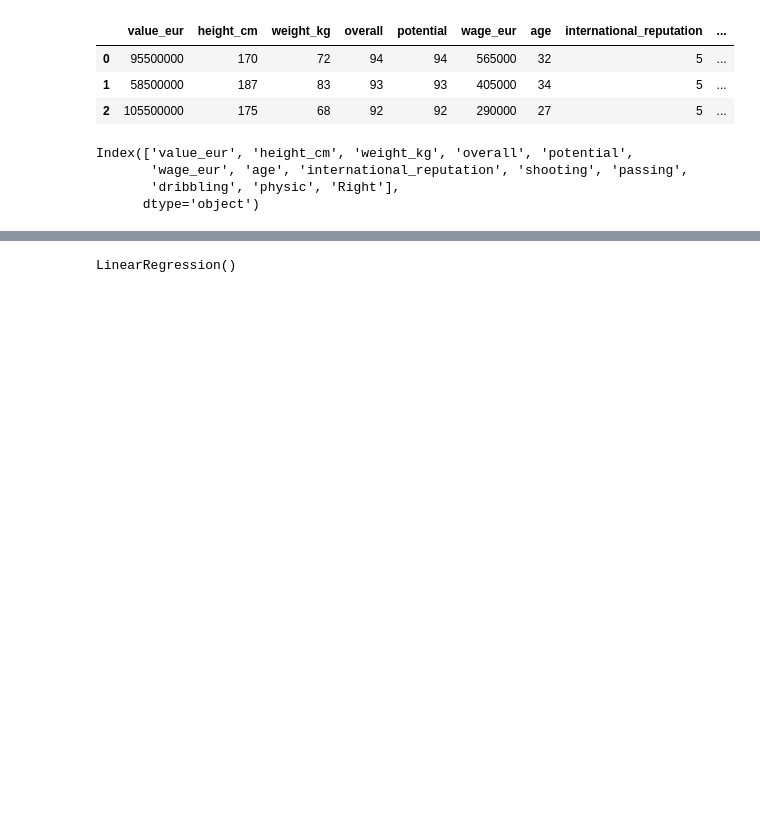
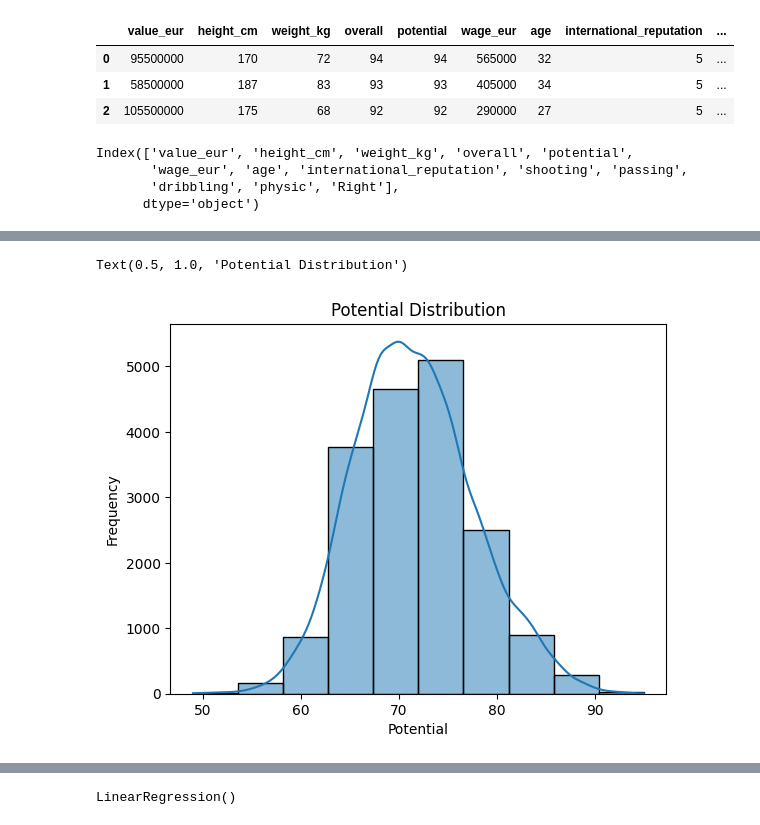
Before and after one commit to LuisBDev/FIFA-22-Player-Price-Prediction, a Jupyter notebook: Challenge1BalarezoLuis.ipynb, the cells around one changed output, grey strips where cells are left out. Drawn from its saved outputs; the diff is of its cells as text; code cells hidden in the pictures; blank space fills up the shorter version.

```diff
--- a/Challenge1BalarezoLuis.ipynb
+++ b/Challenge1BalarezoLuis.ipynb
@@ -188,0 +201,8 @@ data_clean.describe()
+# %%
+sns.histplot(data=data_clean,x="potential",bins=10,kde=True)
+plt.xlabel("Potential")
+plt.ylabel("Frequency")
+plt.title("Potential Distribution")
+# %% [output]
+Text(0.5, 1.0, 'Potential Distribution')
+[figure, added]
```
Also changed, not shown: parts of 4 cells of this notebook.
